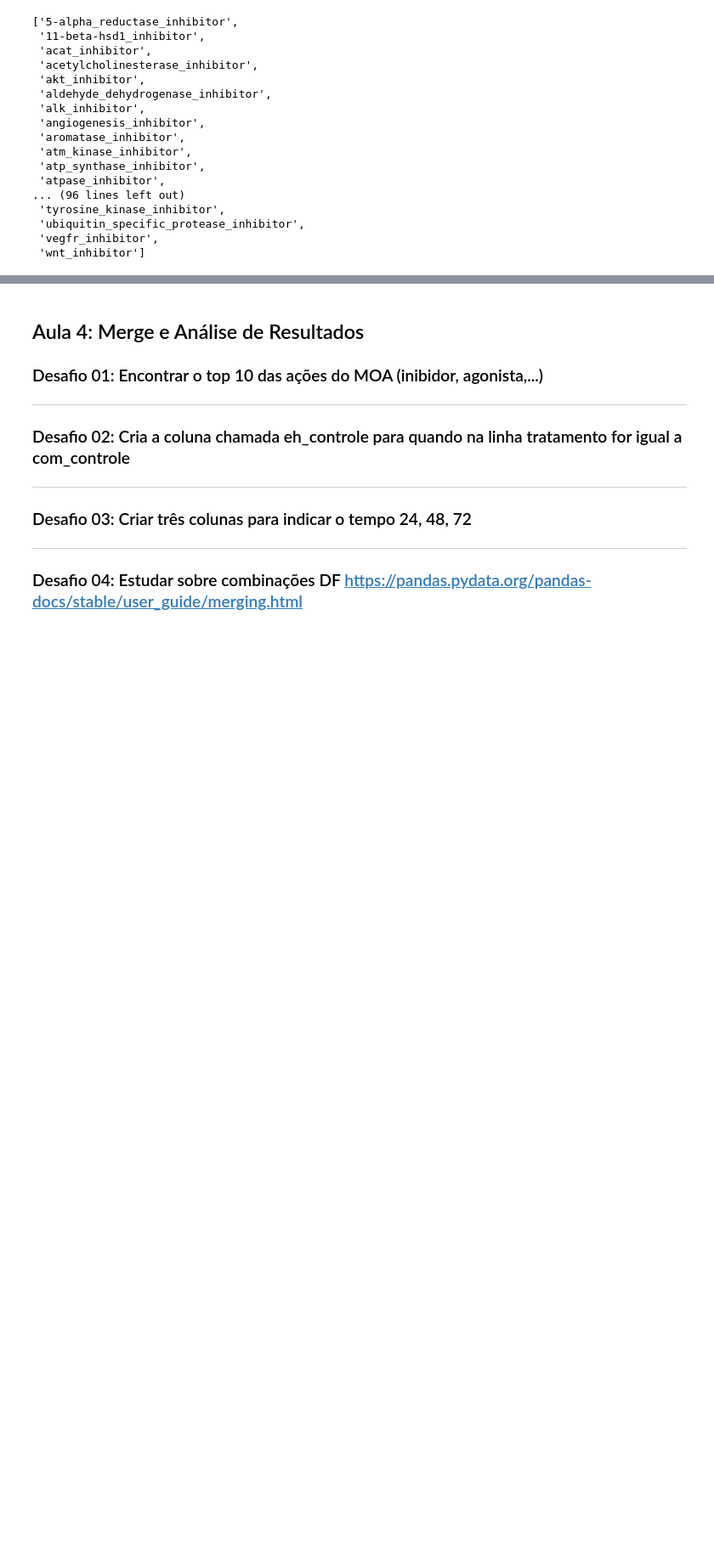
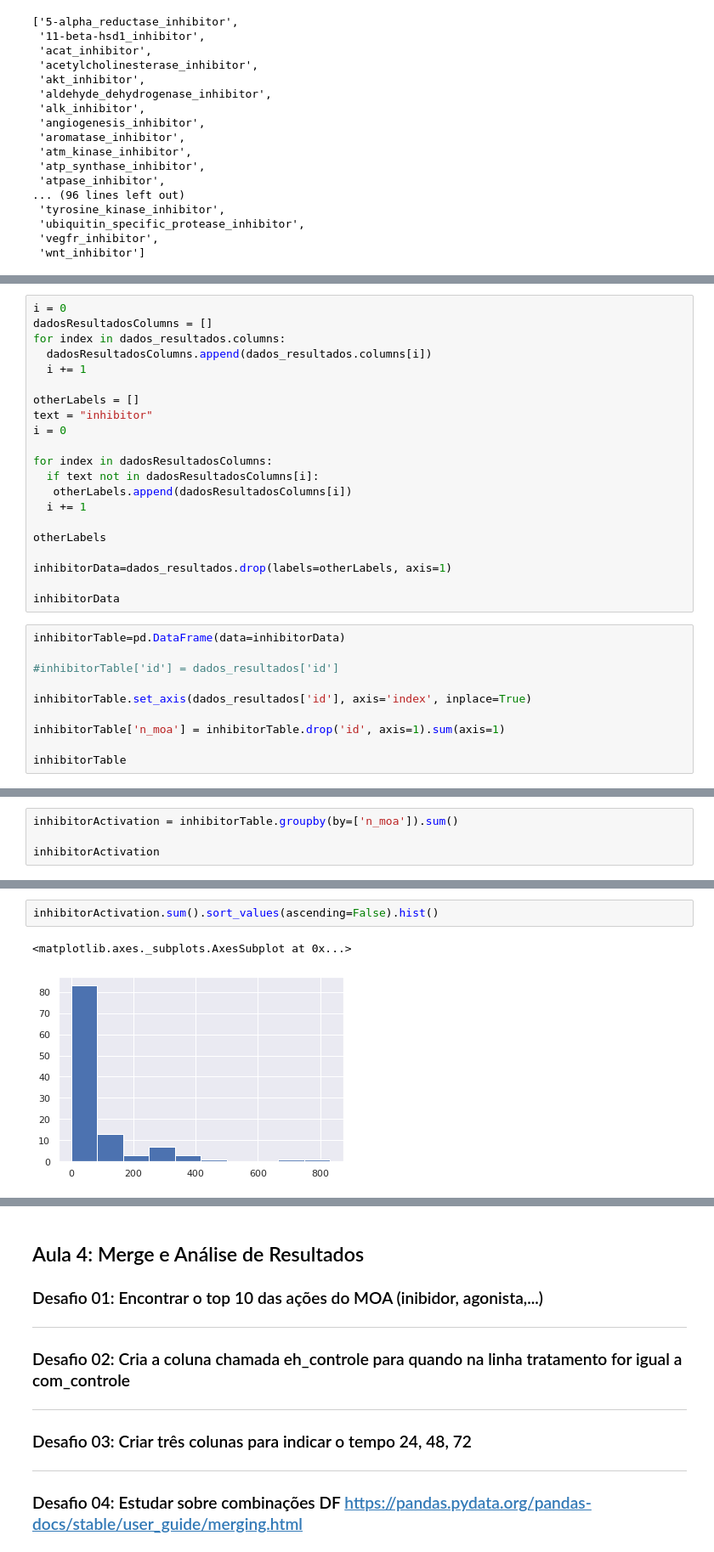
Before and after one commit to henriqueotogami/imersao-dados-3-alura, a Jupyter notebook: Desafios.ipynb, the cells around one changed output, grey strips where cells are left out. Shown at 85% size. Cells and saved outputs as stored; diff of their text form; blank space fills up the shorter version.

```diff
--- a/Desafios.ipynb
+++ b/Desafios.ipynb
@@ -487,0 +499,31 @@ dados_resultados.groupby(by=inhibitorLabels, axis=0)
+# %%
+i = 0
+dadosResultadosColumns = []
+for index in dados_resultados.columns:
+  dadosResultadosColumns.append(dados_resultados.columns[i])
+  i += 1
+
+otherLabels = []
+text = "inhibitor"
+i = 0
+
+for index in dadosResultadosColumns:
+  if text not in dadosResultadosColumns[i]:
+   otherLabels.append(dadosResultadosColumns[i])
+  i += 1
+
+otherLabels
+
+inhibitorData=dados_resultados.drop(labels=otherLabels, axis=1)
+
+inhibitorData
+# %%
+inhibitorTable=pd.DataFrame(data=inhibitorData)
+
+#inhibitorTable['id'] = dados_resultados['id']
+
+inhibitorTable.set_axis(dados_resultados['id'], axis='index', inplace=True)
+
+inhibitorTable['n_moa'] = inhibitorTable.drop('id', axis=1).sum(axis=1)
+
+inhibitorTable
@@ -487,0 +545,4 @@ dados_resultados.groupby(by=inhibitorLabels, axis=0)
+# %%
+inhibitorActivation = inhibitorTable.groupby(by=['n_moa']).sum()
+
+inhibitorActivation
@@ -487,0 +573,5 @@ dados_resultados.groupby(by=inhibitorLabels, axis=0)
+# %%
+inhibitorActivation.sum().sort_values(ascending=False).hist()
+# %% [output]
+<matplotlib.axes._subplots.AxesSubplot at 0x...>
+[figure, added]
```
Also changed, not shown: parts of 17 cells of this notebook.
